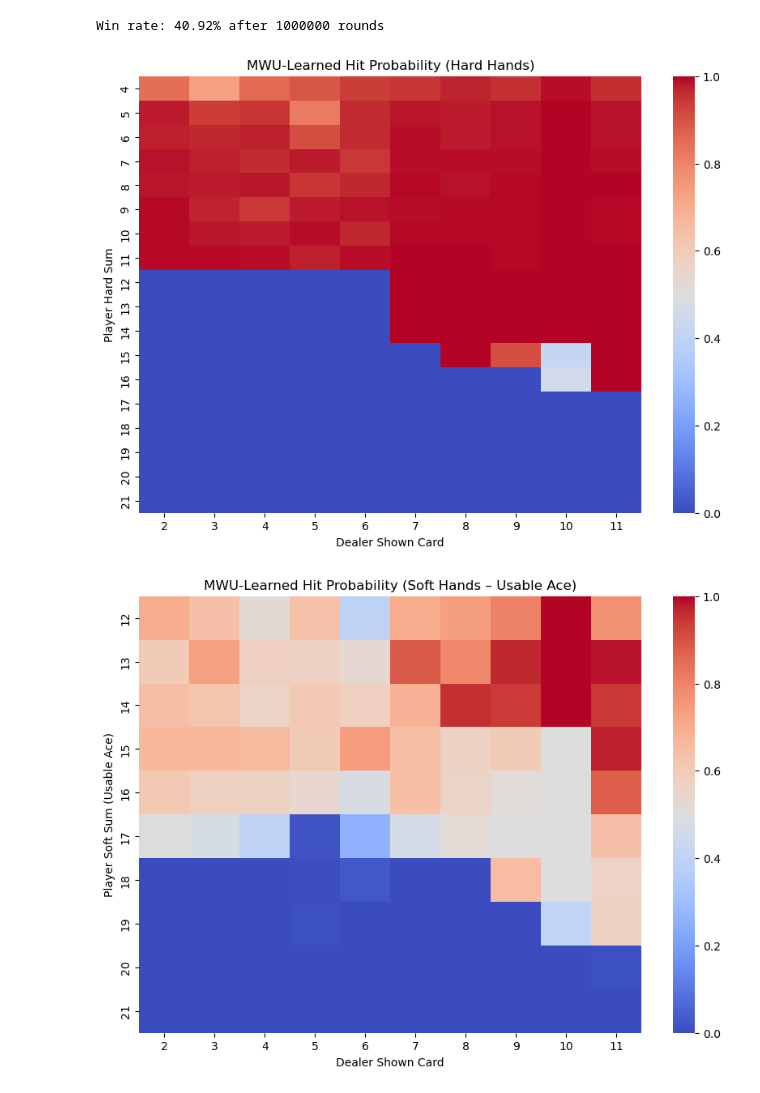
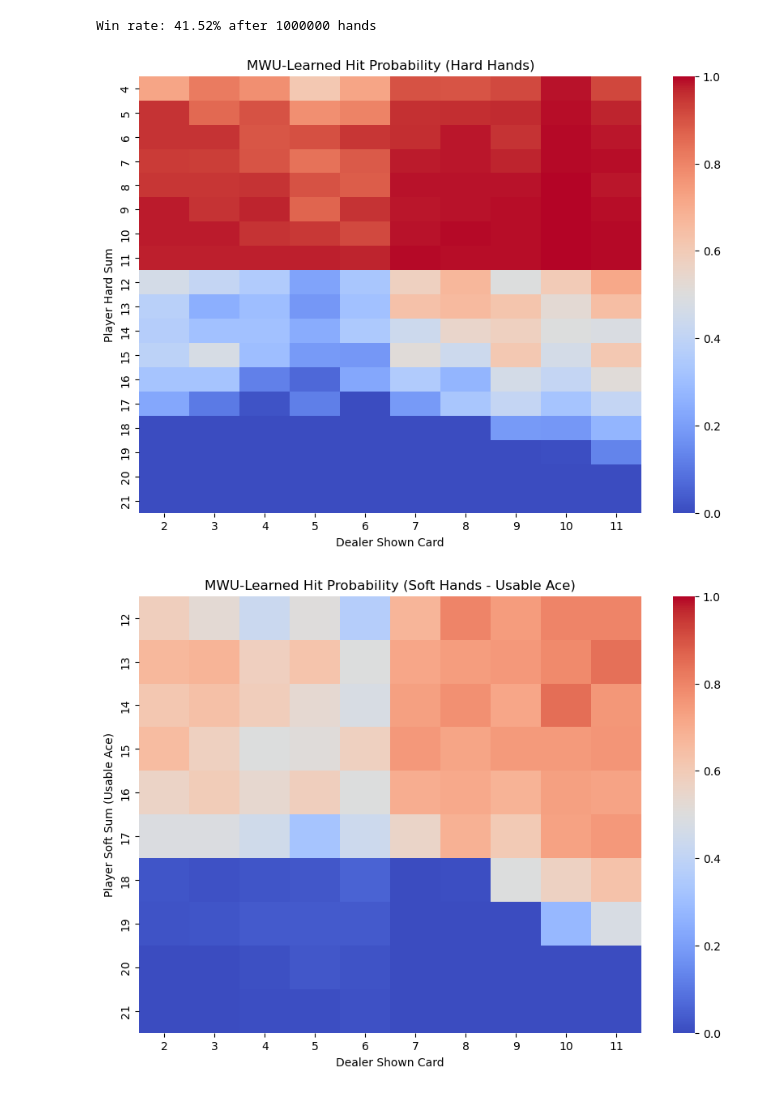
Before and after one commit to ngarde2882/AI-Portfolio, a Jupyter notebook: Fall25/631 Intelligent Agents/blackjack.ipynb, the cells around one changed output. Drawn from its saved outputs; the diff is of its cells as text; code cells hidden in the pictures.

```diff
--- a/Fall25/631 Intelligent Agents/blackjack.ipynb
+++ b/Fall25/631 Intelligent Agents/blackjack.ipynb
@@ -93,38 +99,37 @@ class BlackJack:
 class MWUAgent:
     def __init__(self, eta=0.05):
         self.eta = eta
-        self.weights = defaultdict(lambda: [1.0, 1.0])  # [hit, stand]
+        self.weights = defaultdict(lambda: [0.5, 0.5])  # [hit, stand]
 
     def policy(self, state):
-        w_hit, w_stand = self.weights[state]
-        if not math.isfinite(w_hit) or not math.isfinite(w_stand):
-            if math.isinf(w_hit) and not math.isinf(w_stand):
-                self.weights[state] = [1.0, 0.0]
-                return [1.0, 0.0]
-            elif math.isinf(w_stand) and not math.isinf(w_hit):
-                self.weights[state] = [0.0, 1.0]
-                return [0.0, 1.0]
-            self.weights[state] = [1.0, 1.0]
-            return [0.5, 0.5]
-
-        w_hit = min(max(w_hit, 1e-9), 1e9)
-        w_stand = min(max(w_stand, 1e-9), 1e9)
-        total = w_hit + w_stand
-        return [w_hit / total, w_stand / total]
+        return self.weights[state]
 
     def act(self, state):
         probs = self.policy(state)
         return random.choices(["hit", "stand"], weights=probs)[0]
 
     def update(self, state, action, reward):
-        idx = 0 if action == "hit" else 1
-        w = self.weights[state]
-        w[idx] *= math.exp(self.eta * reward)
-        self.weights[state] = w
+        p_hit, p_stand = self.weights[state]
+
+        # MWU update on probabilities directly
+        if action == "hit":
+            p_hit *= math.exp(self.eta * reward)
+        else:
+            p_stand *= math.exp(self.eta * reward)
+
+        # Renormalize to stay in [0,1] simplex
+        total = p_hit + p_stand
+        if total == 0:
+            p_hit, p_stand = 0.5, 0.5
+        else:
+            p_hit /= total
+            p_stand /= total
+
+        self.weights[state] = [p_hit, p_stand]
 
 
 def simulate(episodes=100000):
-    agent = MWUAgent(eta=0.1)
+    agent = MWUAgent(eta=0.05)
     results = []
 
     for _ in range(episodes):
@@ -156,7 +161,7 @@ def simulate(episodes=100000):
             results.append(reward)
 
     win_rate = (sum(1 for r in results if r == 1) / len(results)) * 100
-    print(f"Win rate: {win_rate:.2f}% after {episodes} rounds")
+    print(f"Win rate: {win_rate:.2f}% after {episodes} hands")
 
     # === Visualization ===
     # Separate hard and soft state maps
@@ -180,37 +185,36 @@ def simulate(episodes=100000):
                 "HitProb": hit_prob
             })
 
     # Helper to plot a dataframe if nonempty
     def plot_state_heatmap(df, title, ylabel):
         if not df:
             return
         df = pd.DataFrame(df)
         df_mean = df.groupby(["PlayerSum", "Dealer"], as_index=False)["HitProb"].mean()
         pivot = df_mean.pivot(index="PlayerSum", columns="Dealer", values="HitProb")
 
         plt.figure(figsize=(10, 7))
         sns.heatmap(pivot, cmap="coolwarm", vmin=0, vmax=1)
         plt.title(title)
         plt.xlabel("Dealer Shown Card")
         plt.ylabel(ylabel)
         plt.show()
 
     # --- Three plots ---
     plot_state_heatmap(data_hard,
                     "MWU-Learned Hit Probability (Hard Hands)",
                     "Player Hard Sum")
     plot_state_heatmap(data_soft,
-                    "MWU-Learned Hit Probability (Soft Hands – Usable Ace)",
+                    "MWU-Learned Hit Probability (Soft Hands - Usable Ace)",
                     "Player Soft Sum (Usable Ace)")
-
 
     return agent
 
 
 
-trained_agent = simulate(1000000)
+trained_agent = simulate(1_000_000)
 # %% [output]
-Win rate: 40.92% after 1000000 rounds
+Win rate: 41.52% after 1000000 hands
-[figure, old version]
+[figure, new version]
-[figure, old version]
+[figure, new version]
 # %% [markdown]
```
Also changed, not shown: parts of 10 cells of this notebook, 3 other files.
